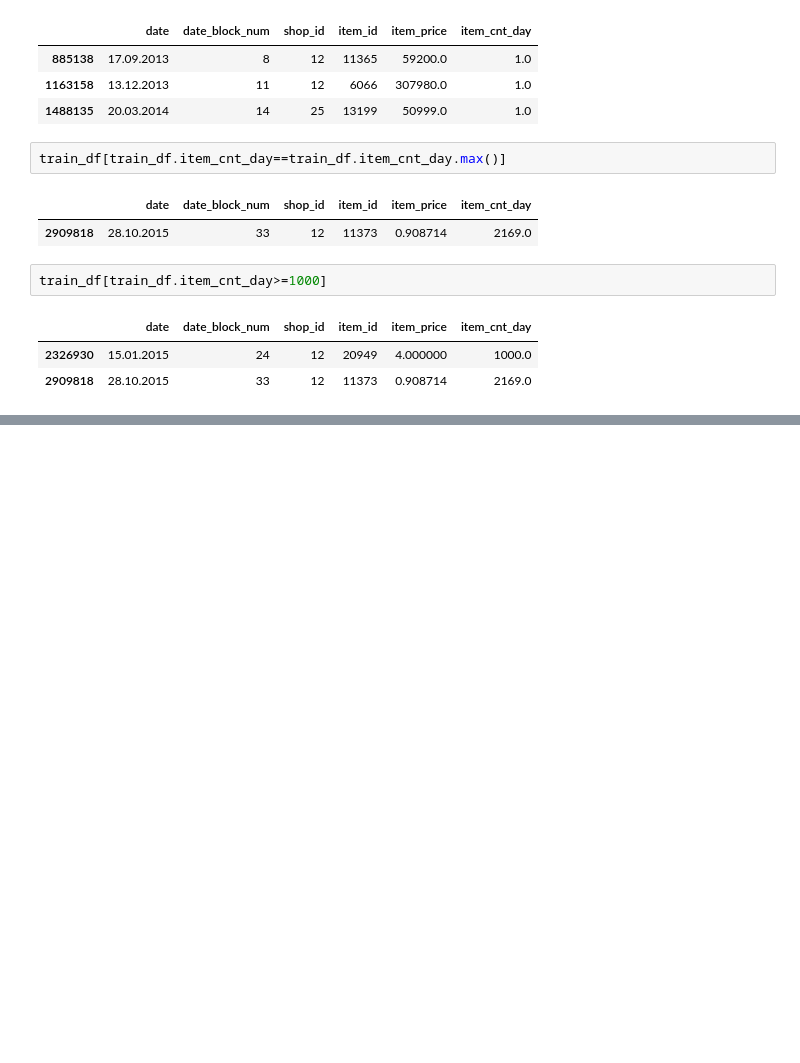
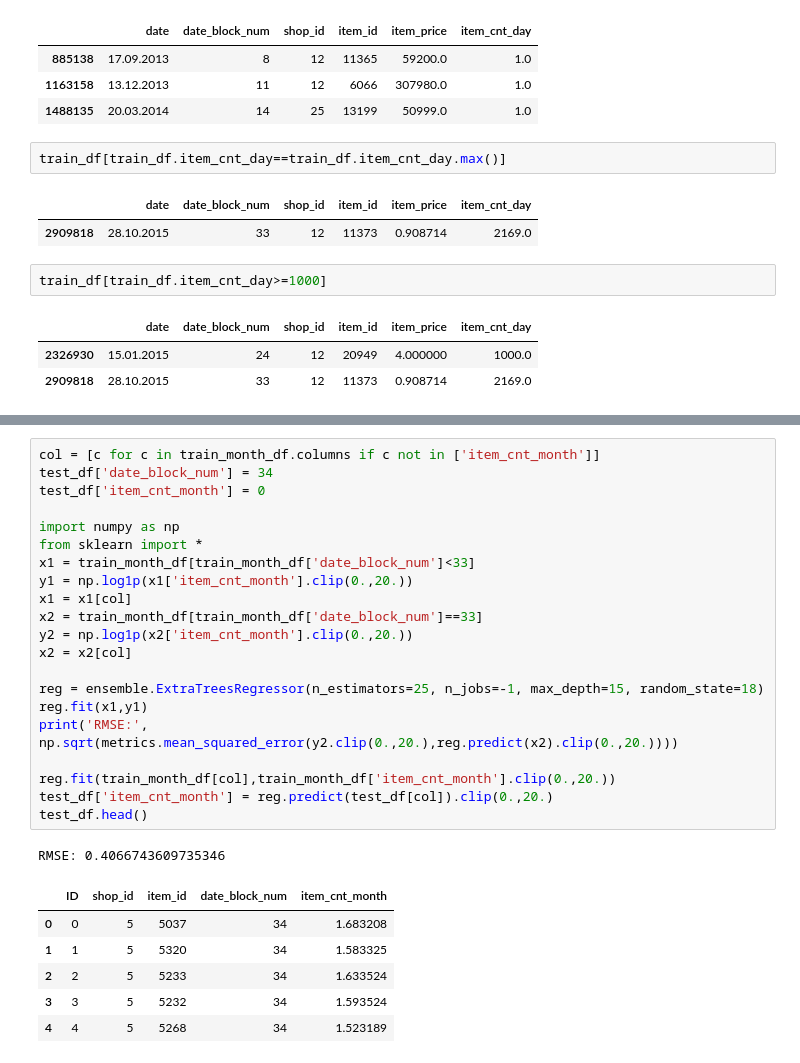
Before and after one commit to helloworld-2013/competitive-data-science, a Jupyter notebook: Final Project.ipynb, the cells around one changed output, grey strips where cells are left out. Saved outputs shown, nothing was run; the diff lists cells and outputs as text; blank space fills up the shorter version.

```diff
--- a/Final Project.ipynb
+++ b/Final Project.ipynb
@@ -55,0 +87,29 @@ train_df[train_df.item_cnt_day>=1000]
+# %%
+col = [c for c in train_month_df.columns if c not in ['item_cnt_month']]
+test_df['date_block_num'] = 34
+test_df['item_cnt_month'] = 0
+
+import numpy as np
+from sklearn import *
+x1 = train_month_df[train_month_df['date_block_num']<33]
+y1 = np.log1p(x1['item_cnt_month'].clip(0.,20.))
+x1 = x1[col]
+x2 = train_month_df[train_month_df['date_block_num']==33]
+y2 = np.log1p(x2['item_cnt_month'].clip(0.,20.))
+x2 = x2[col]
+
+reg = ensemble.ExtraTreesRegressor(n_estimators=25, n_jobs=-1, max_depth=15, random_state=18)
+reg.fit(x1,y1)
+print('RMSE:', np.sqrt(metrics.mean_squared_error(y2.clip(0.,20.),reg.predict(x2).clip(0.,20.))))
+
+reg.fit(train_month_df[col],train_month_df['item_cnt_month'].clip(0.,20.))
+test_df['item_cnt_month'] = reg.predict(test_df[col]).clip(0.,20.)
+test_df.head()
+# %% [output]
+RMSE: 0.4066743609735346
+|  | ID | shop_id | item_id | date_block_num | item_cnt_month |
+| 0 | 0 | 5 | 5037 | 34 | 1.683208 |
+| 1 | 1 | 5 | 5320 | 34 | 1.583325 |
+| 2 | 2 | 5 | 5233 | 34 | 1.633524 |
+| 3 | 3 | 5 | 5232 | 34 | 1.593524 |
+| 4 | 4 | 5 | 5268 | 34 | 1.523189 |
```
Also changed, not shown: parts of 4 cells of this notebook.
